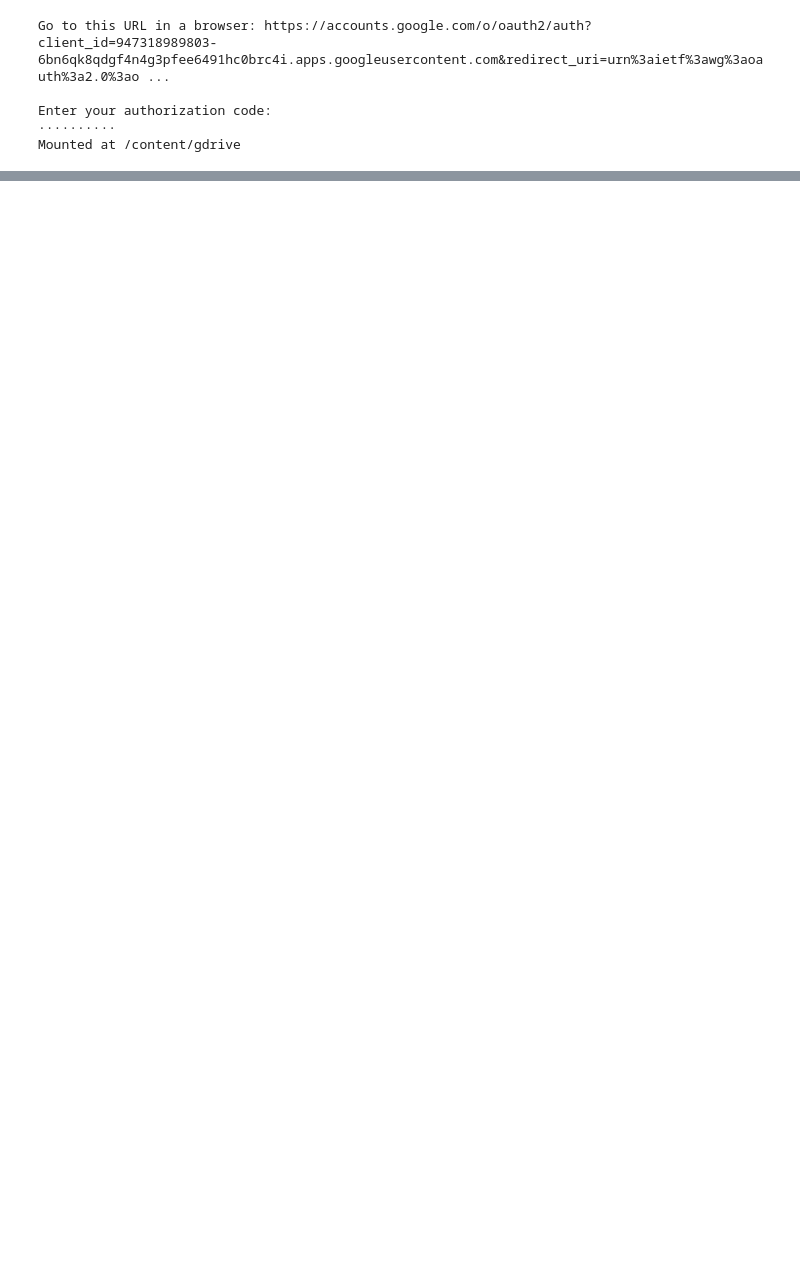
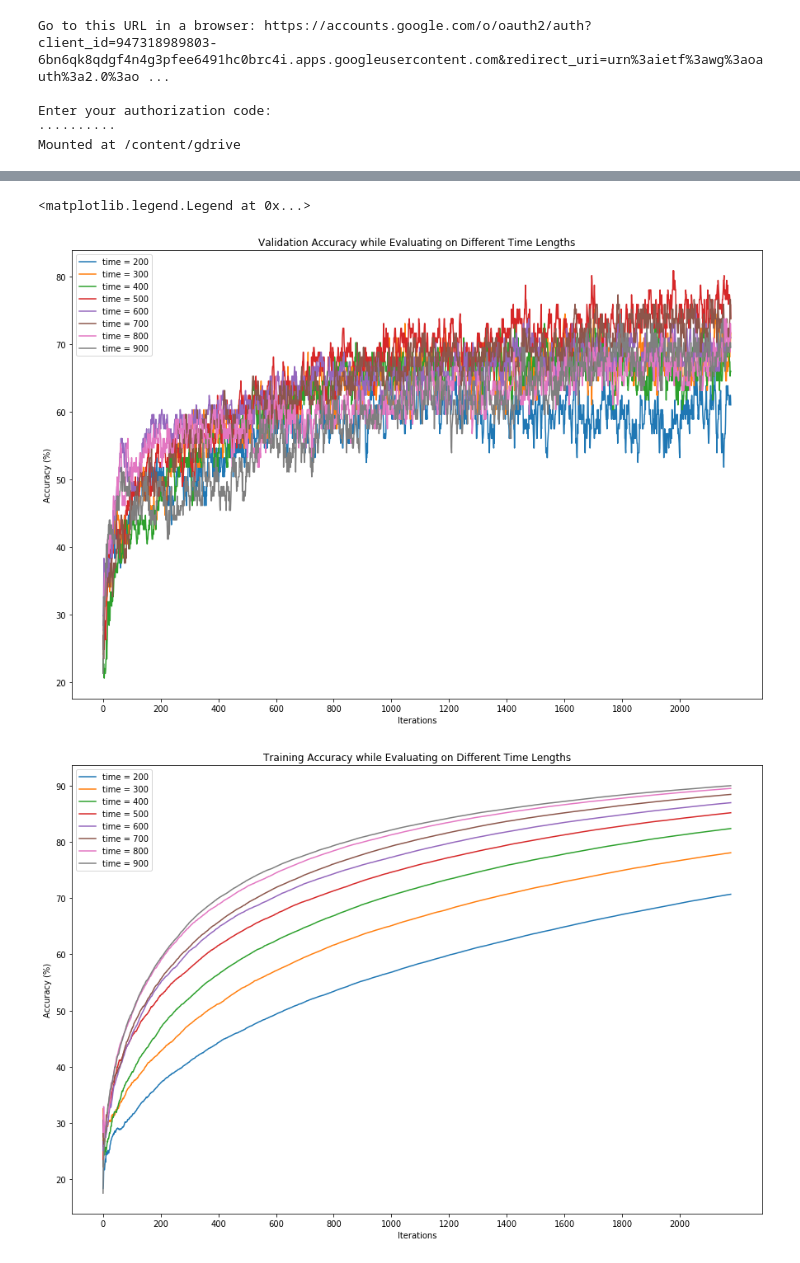
Before and after one commit to BarbBoyaji/eeg-time-series-classification, a Jupyter notebook: Combination_Model.ipynb, the cells around one changed output, grey strips where cells are left out. Drawn from its saved outputs; the diff is of its cells as text; code cells hidden in the pictures; blank space fills up the shorter version.

```diff
--- a/Combination_Model.ipynb
+++ b/Combination_Model.ipynb
@@ -275,9 +326,14 @@ ______ Training for k-folds [ 0  1  2  3  4  6  7  8  9 10 11 12 13 14] ______
 ... (18 outputs left out)
 # %%
 #Find Best Model and Test It
-best_ind = np.argmax(np.max(np.array(validation_store), 1))
+best_ind = 0
+best_model = None
+if mode == "All":
+  best_ind = np.argmax(np.max(np.array(validation_store), 1))
+elif mode == "One":
+  best_ind = 0
+
 best_model = model_store[best_ind]
-
 
 print(f"______ Evaluating On Test Data ______")
 best_model.eval()
@@ -310,0 +514,27 @@ Testing Accuracy: 65.46275329589844%
+# %%
+#Time series evaluation print out
+
+F1 = plt.figure(figsize=(15, 10))
+plt.title(f"Validation Accuracy while Evaluating on Different Time Lengths")
+for i in range(len(model_store)):
+  plt.plot(validation_store[i], '-', label=f'time = {time_lengths[i]}')
+
+plt.xticks(np.arange(0, iterations, step=200))  # Set label locations.
+plt.xlabel("Iterations")
+plt.ylabel("Accuracy (%)")
+plt.legend()
+
+### Plot Training
+F2 = plt.figure(figsize=(15, 10))
+plt.title(f"Training Accuracy while Evaluating on Different Time Lengths")
+for i in range(len(model_store)):
+  plt.plot(training_store[i], '-', label=f'time = {time_lengths[i]}')
+
+plt.xticks(np.arange(0, iterations, step=200))  # Set label locations.
+plt.xlabel("Iterations")
+plt.ylabel("Accuracy (%)")
+plt.legend()
+# %% [output]
+<matplotlib.legend.Legend at 0x...>
+[figure, added]
+[figure, added]
```
Also changed, not shown: parts of 16 cells of this notebook, 6 other files.
